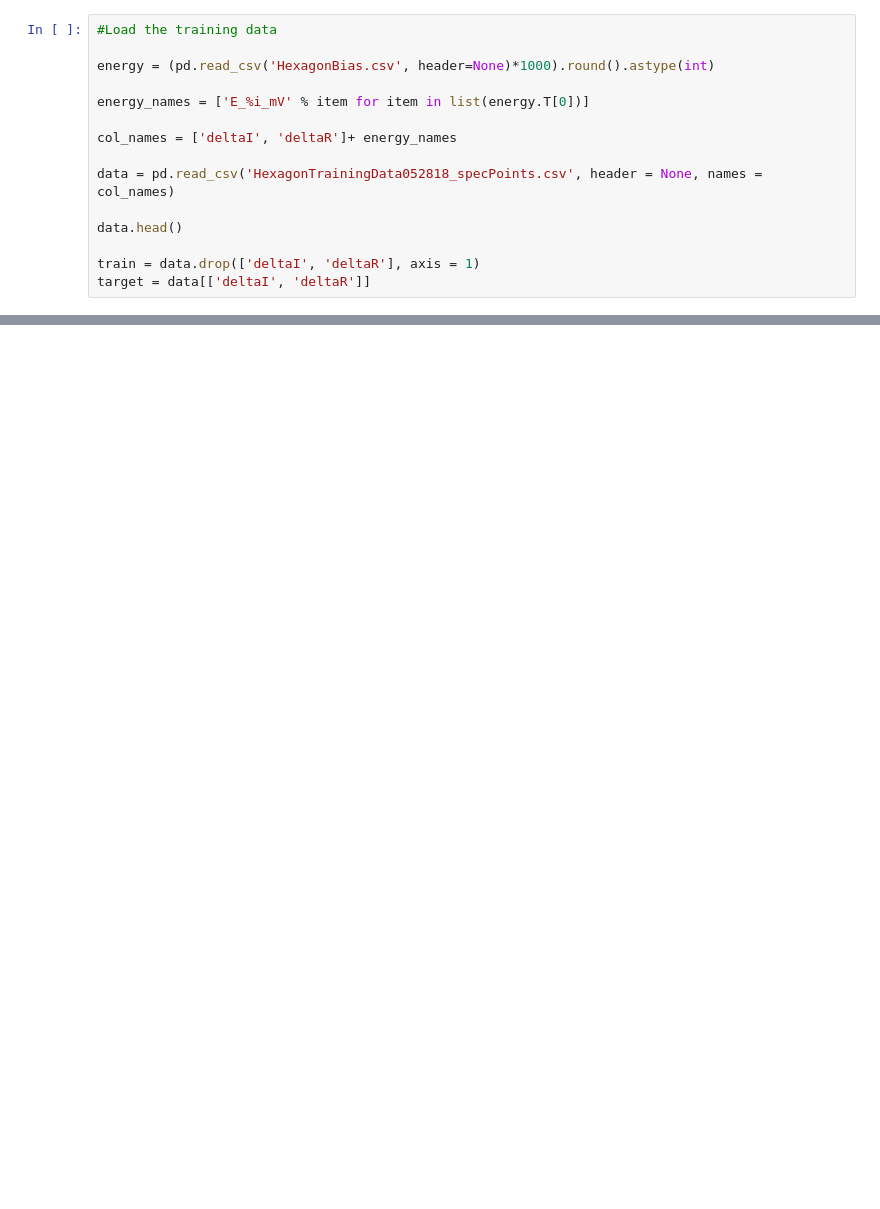
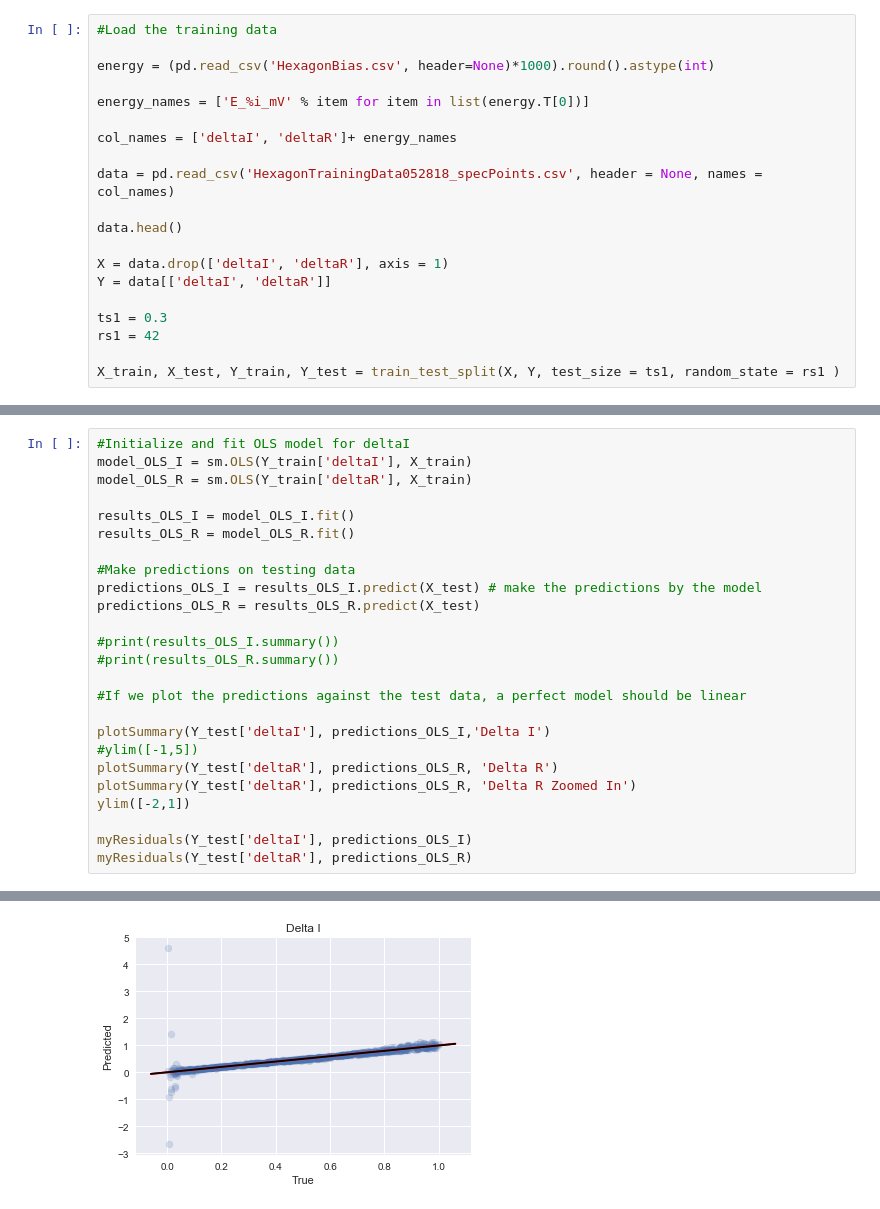
Before and after one commit to Lcollins91/DS_ResearchProject_ND, a Jupyter notebook: Hexagon_Spec_Models.ipynb, the cells around one changed output, grey strips where cells are left out. Drawn from its saved outputs; the diff is of its cells as text; blank space fills up the shorter version.

Commit message:
Added residuals function, dimensional analysis for Random Forest and AdaBoost

```diff
--- a/Hexagon_Spec_Models.ipynb
+++ b/Hexagon_Spec_Models.ipynb
@@ -67,5 +99,10 @@ data = pd.read_csv('HexagonTrainingData052818_specPoints.csv', header = None, na
 
 data.head()
 
-train = data.drop(['deltaI', 'deltaR'], axis = 1)
-target = data[['deltaI', 'deltaR']]
+X = data.drop(['deltaI', 'deltaR'], axis = 1)
+Y = data[['deltaI', 'deltaR']]
+
+ts1 = 0.3
+rs1 = 42
+
+X_train, X_test, Y_train, Y_test = train_test_split(X, Y, test_size = ts1, random_state = rs1 )
@@ -71,0 +113,26 @@ target = data[['deltaI', 'deltaR']]
+# %%
+#Initialize and fit OLS model for deltaI
+model_OLS_I = sm.OLS(Y_train['deltaI'], X_train)
+model_OLS_R = sm.OLS(Y_train['deltaR'], X_train)
+
+results_OLS_I = model_OLS_I.fit()
+results_OLS_R = model_OLS_R.fit()
+
+#Make predictions on testing data
+predictions_OLS_I = results_OLS_I.predict(X_test) # make the predictions by the model
+predictions_OLS_R = results_OLS_R.predict(X_test)
+
+#print(results_OLS_I.summary())
+#print(results_OLS_R.summary())
+
+#If we plot the predictions against the test data, a perfect model should be linear
+
+plotSummary(Y_test['deltaI'], predictions_OLS_I,'Delta I')
+#ylim([-1,5])
+plotSummary(Y_test['deltaR'], predictions_OLS_R, 'Delta R')
+plotSummary(Y_test['deltaR'], predictions_OLS_R, 'Delta R Zoomed In')
+ylim([-2,1])
+
+myResiduals(Y_test['deltaI'], predictions_OLS_I)
+myResiduals(Y_test['deltaR'], predictions_OLS_R)
+# %% [output]
@@ -71,0 +151 @@ target = data[['deltaI', 'deltaR']]
+[figure, added]
```
Also changed, not shown: parts of 18 cells of this notebook, 1 other file.
